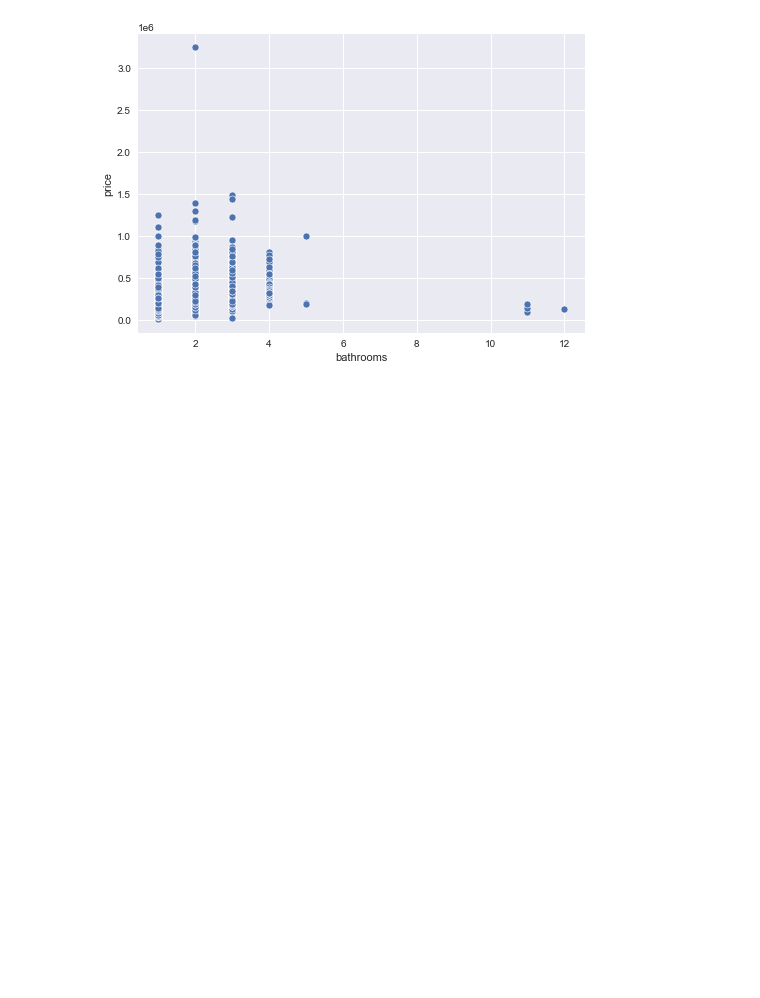
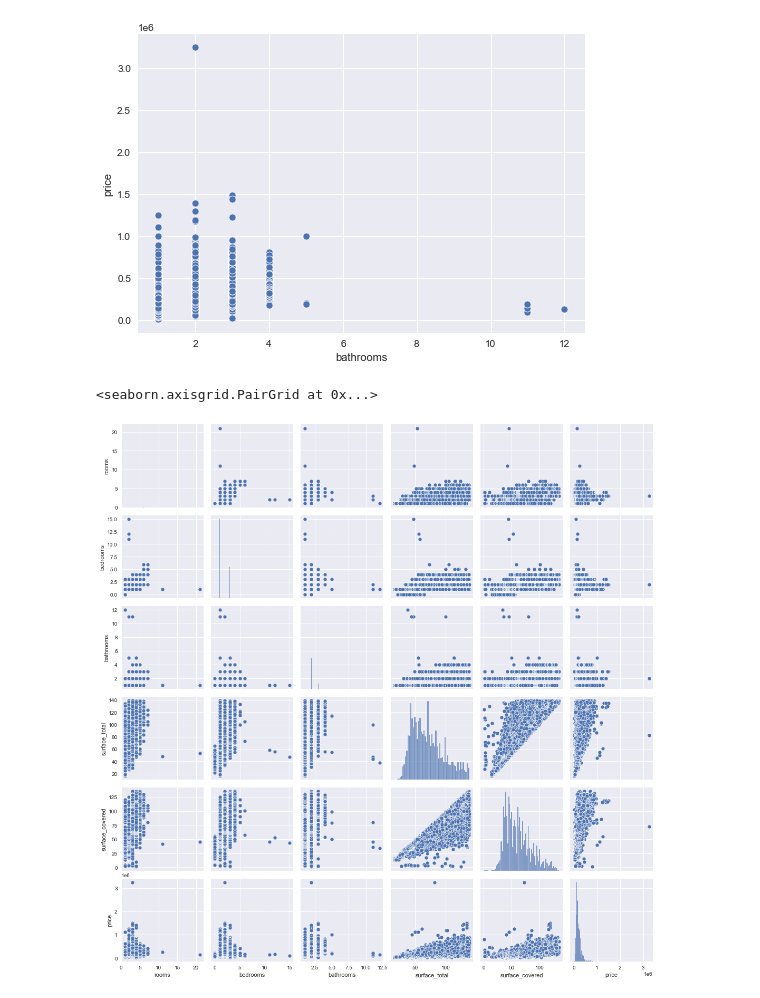
Before and after one commit to ldotto46/01.Proj_Real-State, a Jupyter notebook: Properati_analisys.ipynb, the cells around one changed output. Drawn from its saved outputs; the diff is of its cells as text; code cells hidden in the pictures; blank space fills up the shorter version.

Commit message:
pairplot EDA

```diff
--- a/Properati_analisys.ipynb
+++ b/Properati_analisys.ipynb
@@ -370,3 +362,8 @@ sns.scatterplot(x = 'bathrooms', y = 'price', data =dfi)
 # %% [output]
 <AxesSubplot:xlabel='bathrooms', ylabel='price'>
 [figure]
+# %%
+sns.pairplot(data = dfil, palette="Blues_d")
+# %% [output]
+<seaborn.axisgrid.PairGrid at 0x...>
+[figure, added]
```
Also changed, not shown: parts of 2 cells of this notebook.
